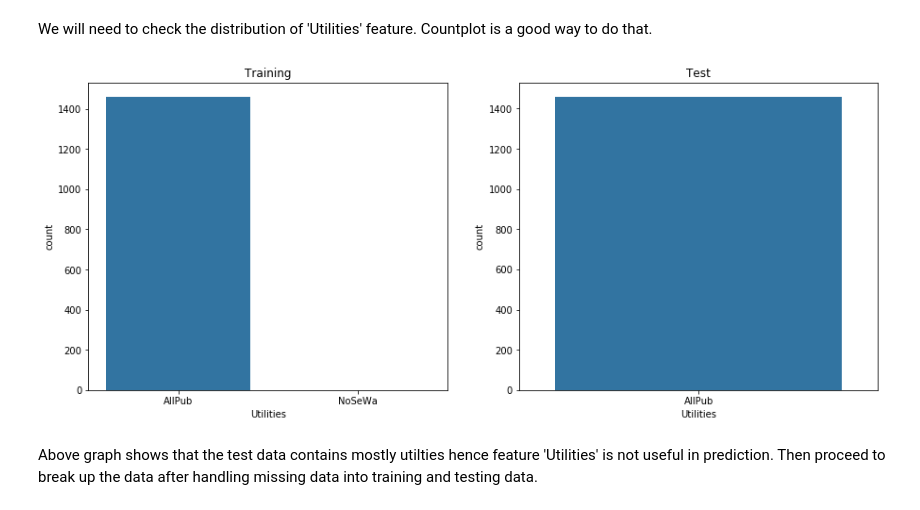
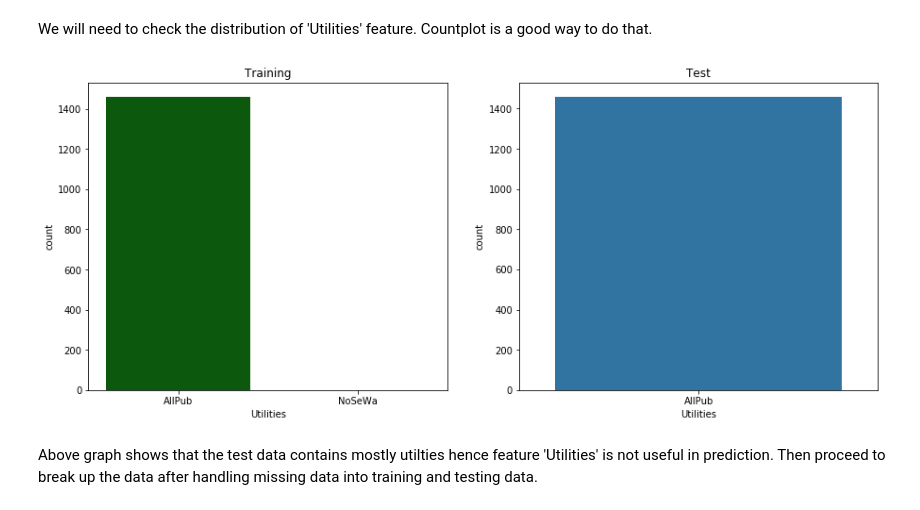
Before and after one commit to kaajun/kaggle-HousePrice, a Jupyter notebook: HousePrices/KaggleHousePrices.ipynb, the cells around one changed output. Drawn from its saved outputs; the diff is of its cells as text; code cells hidden in the pictures.

```diff
--- a/HousePrices/KaggleHousePrices.ipynb
+++ b/HousePrices/KaggleHousePrices.ipynb
@@ -17,4 +17,7 @@ from sklearn.metrics import mean_squared_error
 from sklearn.svm import SVR
 from sklearn.linear_model import LinearRegression
 import xgboost as xgb
+
+mycols = ["#66c2ff", "#5cd6d6", "#00cc99", "#85e085", "#ffd966", "#ffb366", "#ffb3b3", "#dab3ff", "#c2c2d6"]
+sns.set_palette(palette = mycols, n_colors = 4)
 # %% [markdown]
@@ -152,11 +161,11 @@ We will need to check the distribution of 'Utilities' feature. Countplot is a go
 # %%
 plt.subplots(figsize=(15,6))
 plt.subplot(121)
-g = sns.countplot(x="Utilities", data=raw_data).set_title("Training")
+g = sns.countplot(x="Utilities", data=raw_data, color="DarkGreen").set_title("Training")
 plt.subplot(122)
 g = sns.countplot(x="Utilities",data=raw_test).set_title("Test")
 # %% [output]
-[figure, old version]
+[figure, new version]
 # %% [markdown]
 Above graph shows that the test data contains mostly utilties hence feature 'Utilities' is not useful in prediction. Then proceed to break up the data after handling missing data into training and testing data.
 # %%
```
Also changed, not shown: parts of 13 cells of this notebook.
